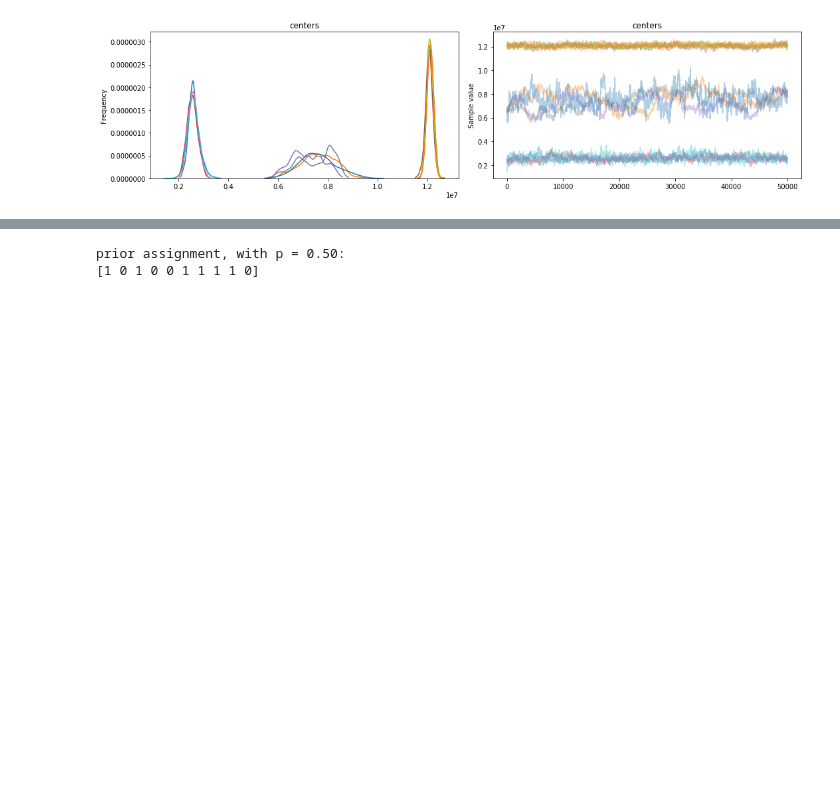
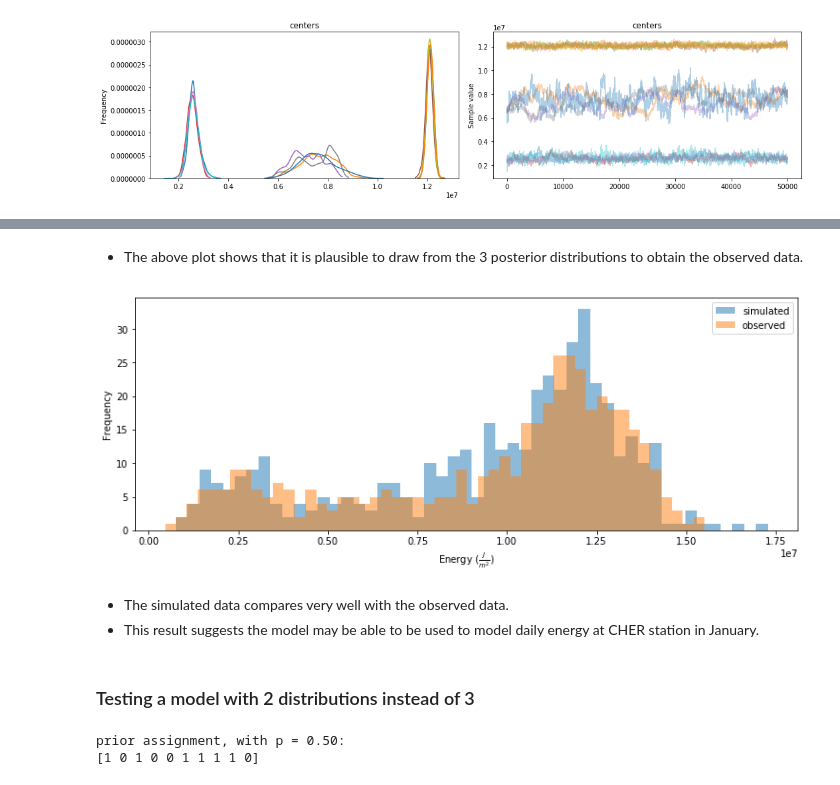
Before and after one commit to connormca12/Springboard-Projects, a Jupyter notebook: Capstone-1/statistical_data_analysis.ipynb, the cells around one changed output, grey strips where cells are left out. Saved outputs shown, nothing was run; the diff lists cells and outputs as text; code cells hidden in the pictures; blank space fills up the shorter version.

```diff
--- a/Capstone-1/statistical_data_analysis.ipynb
+++ b/Capstone-1/statistical_data_analysis.ipynb
@@ -576,3 +647,34 @@ plt.show()
+# %% [markdown]
+- The above plot shows that it is plausible to draw from the 3 posterior distributions to obtain the observed data.
+# %%
+best_shot_simulated = np.zeros(len(data.energy))
+assignment_simulated = np.zeros(len(data.energy))
+
+for i in range(len(data.energy)):
+    assignment_simulated[i] = np.random.choice(np.arange(0, 3), p=[proportions[0], proportions[1], proportions[2]])
+# %%
+for i in range(len(data.energy)):
+    assignment = assignment_simulated[i]
+
+    if assignment == 0.:
+        best_shot_simulated[i] = norm.rvs(posterior_center_means[0], posterior_std_means[0])
+    elif assignment == 1.:
+        best_shot_simulated[i] = norm.rvs(posterior_center_means[1], posterior_std_means[1])
+    else:
+        best_shot_simulated[i] = norm.rvs(posterior_center_means[2], posterior_std_means[2])
+# %%
+_ = plt.hist(best_shot_simulated, bins=50, alpha=0.5, label='simulated')
+_ = plt.hist(data.energy, bins=50, alpha=0.5, label='observed')
+_ = plt.xlabel(r'Energy $(\frac{J}{m^2})$')
+_ = plt.ylabel('Frequency')
+_ = plt.legend()
+# %% [output]
+[figure, added]
+# %% [markdown]
+- The simulated data compares very well with the observed data.
+- This result suggests the model may be able to be used to model daily energy at CHER station in January.
+# %% [markdown]
+### Testing a model with 2 distributions instead of 3
 # %%
 data = cher_jan['energy'].reset_index()
 del data['Date']
```
Also changed, not shown: parts of 26 cells of this notebook, 2 other files.
